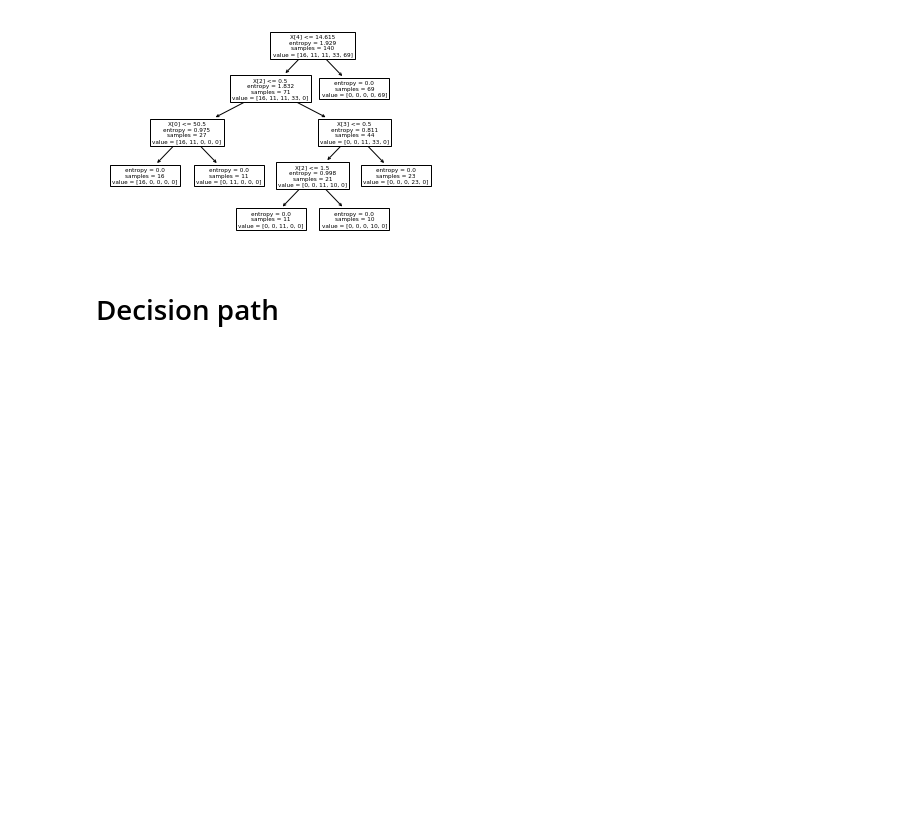
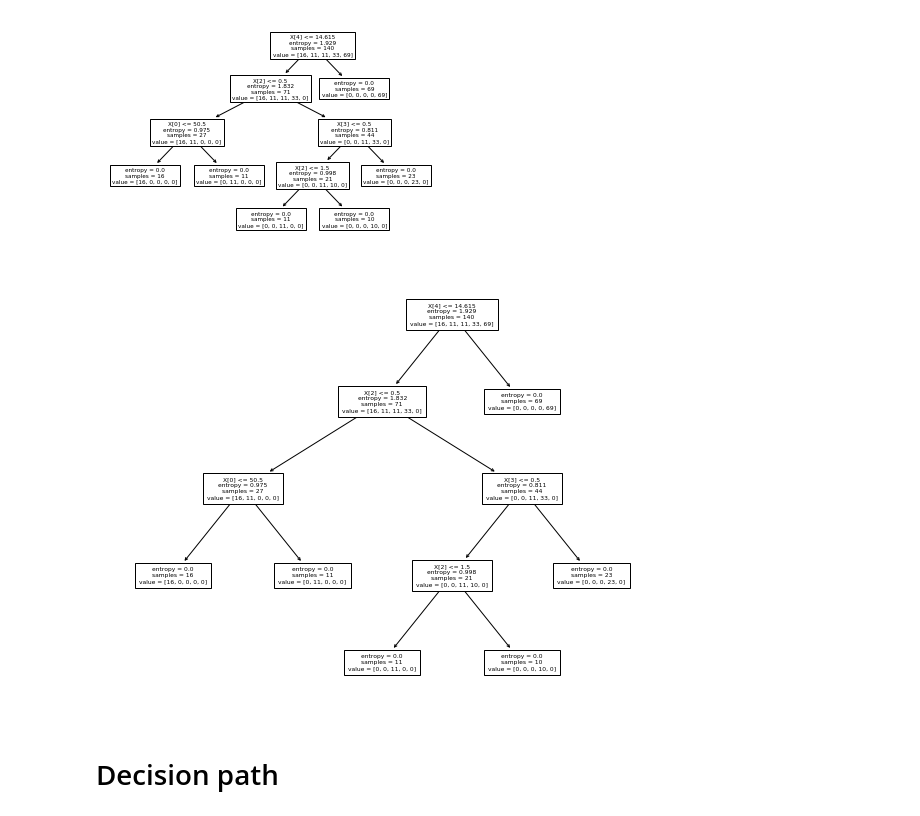
Before and after one commit to Vj-Ydv/Decision_tree_in_Python, a Jupyter notebook: Decision Tree .ipynb, the cells around one changed output. Cells and saved outputs as stored; diff of their text form; code cells hidden in the pictures; blank space fills up the shorter version.

Commit message:
New method added to visualize decision tree

```diff
--- a/Decision Tree .ipynb
+++ b/Decision Tree .ipynb
@@ -232,6 +232,12 @@ tree.plot_tree(drugTree)
  Text(292.95, 65.232, 'entropy = 0.0\nsamples = 23\nvalue = [0, 0, 0, 23, 0]'),
  Text(251.10000000000002, 152.208, 'entropy = 0.0\nsamples = 69\nvalue = [0, 0, 0, 0, 69]')]
 [figure]
+# %%
+fig, ax = plt.subplots(figsize=(10, 8))
+tree.plot_tree(drugTree, fontsize=6)
+plt.savefig('tree_high_dpi', dpi=100)
+# %% [output]
+[figure, added]
 # %% [markdown]
 # Decision path
 # %%
```
Also changed, not shown: 1 other file.
